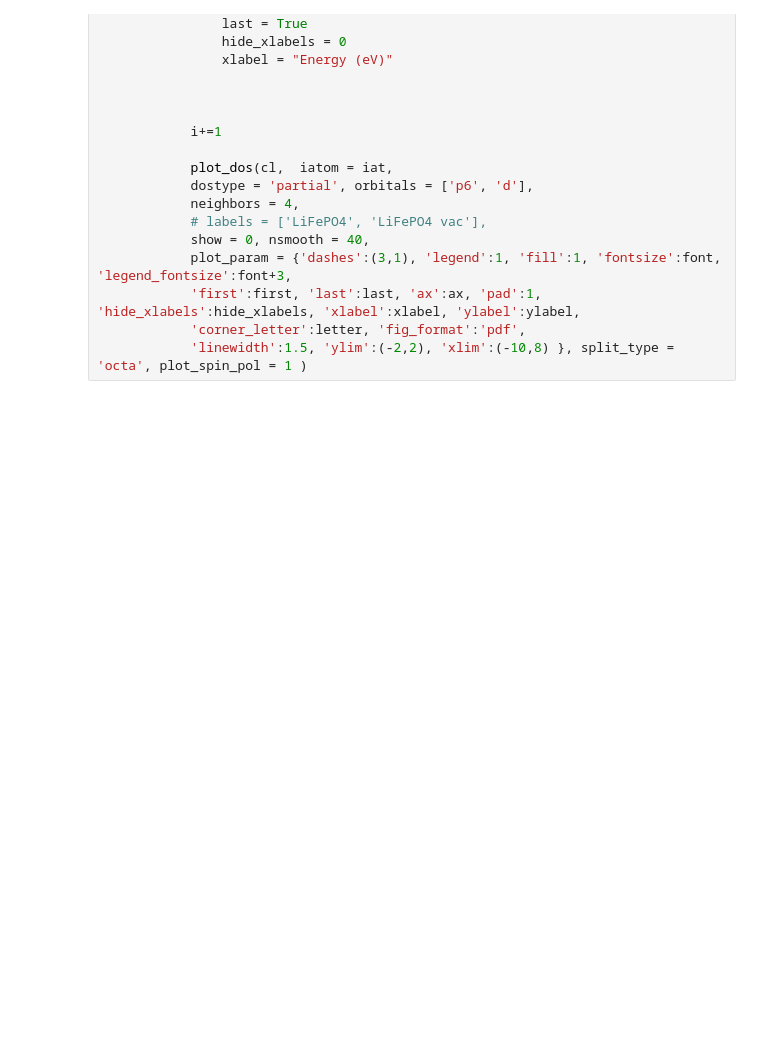
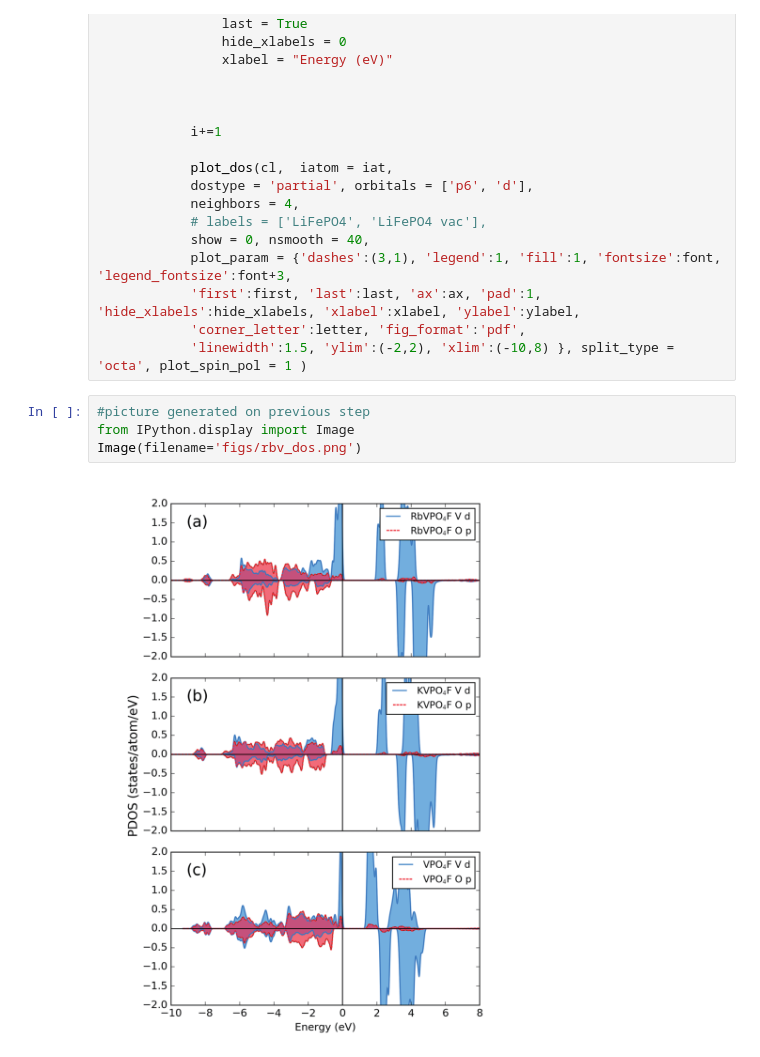
Before and after one commit to dimonaks/siman, a Jupyter notebook: tutorials/DOS_grid.ipynb, the cells around one changed output. Cells and saved outputs as stored; diff of their text form; blank space fills up the shorter version.

```diff
--- a/tutorials/DOS_grid.ipynb
+++ b/tutorials/DOS_grid.ipynb
@@ -46,3 +46,9 @@ The tutorial shows how to plot grids with plot_dos() function
             'first':first, 'last':last, 'ax':ax, 'pad':1, 'hide_xlabels':hide_xlabels, 'xlabel':xlabel, 'ylabel':ylabel,
             'corner_letter':letter, 'fig_format':'pdf',
             'linewidth':1.5, 'ylim':(-2,2), 'xlim':(-10,8) }, split_type = 'octa', plot_spin_pol = 1 )
+# %%
+#picture generated on previous step
+from IPython.display import Image
+Image(filename='figs/rbv_dos.png')
+# %% [output]
+[figure, added]
```
